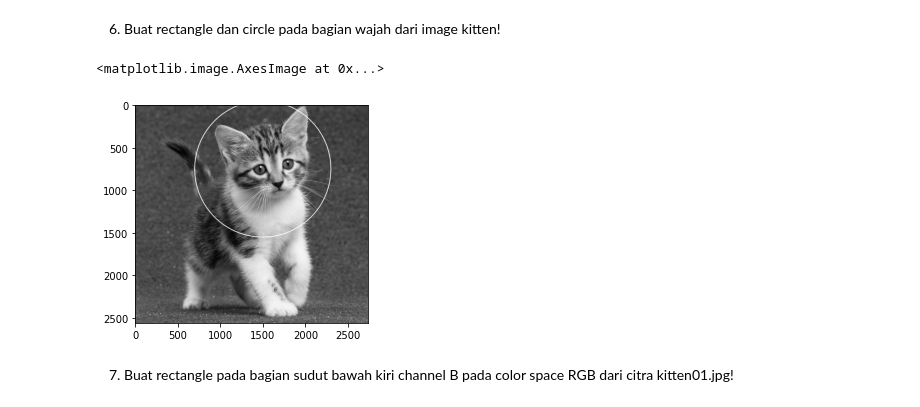
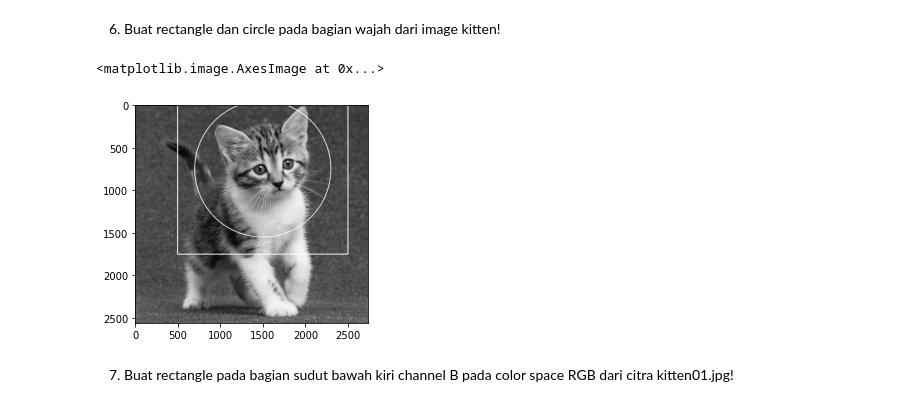
Before and after one commit to genadidharma/pcvk-week-01, a Jupyter notebook: Week 2.ipynb, the cells around one changed output. Drawn from its saved outputs; the diff is of its cells as text; code cells hidden in the pictures.

Commit message:
add circle to cat's face

```diff
--- a/Week 2.ipynb
+++ b/Week 2.ipynb
@@ -234,12 +234,14 @@ plt.imshow(genadi7)
 # %%
 genadi8 = genadi_gray
 
 # create circle with self-estimated value for the center of cat's face
 cv.circle(genadi8, center=(1500, 750), radius=800, color=(255,0,0), thickness=8)
+# create square with self-estimated value for the center of cat's face
+cv.rectangle(genadi8, pt1=(2500, 1750), pt2=(500,0), color=(255,0,0), thickness=10)
 plt.imshow(genadi8, cmap='gray')
 # %% [output]
 <matplotlib.image.AxesImage at 0x...>
-[figure, old version]
+[figure, new version]
 # %% [markdown]
 7.   Buat rectangle pada bagian sudut bawah kiri channel B pada color space RGB
 dari citra kitten01.jpg!
```
Also changed, not shown: parts of 2 cells of this notebook.
